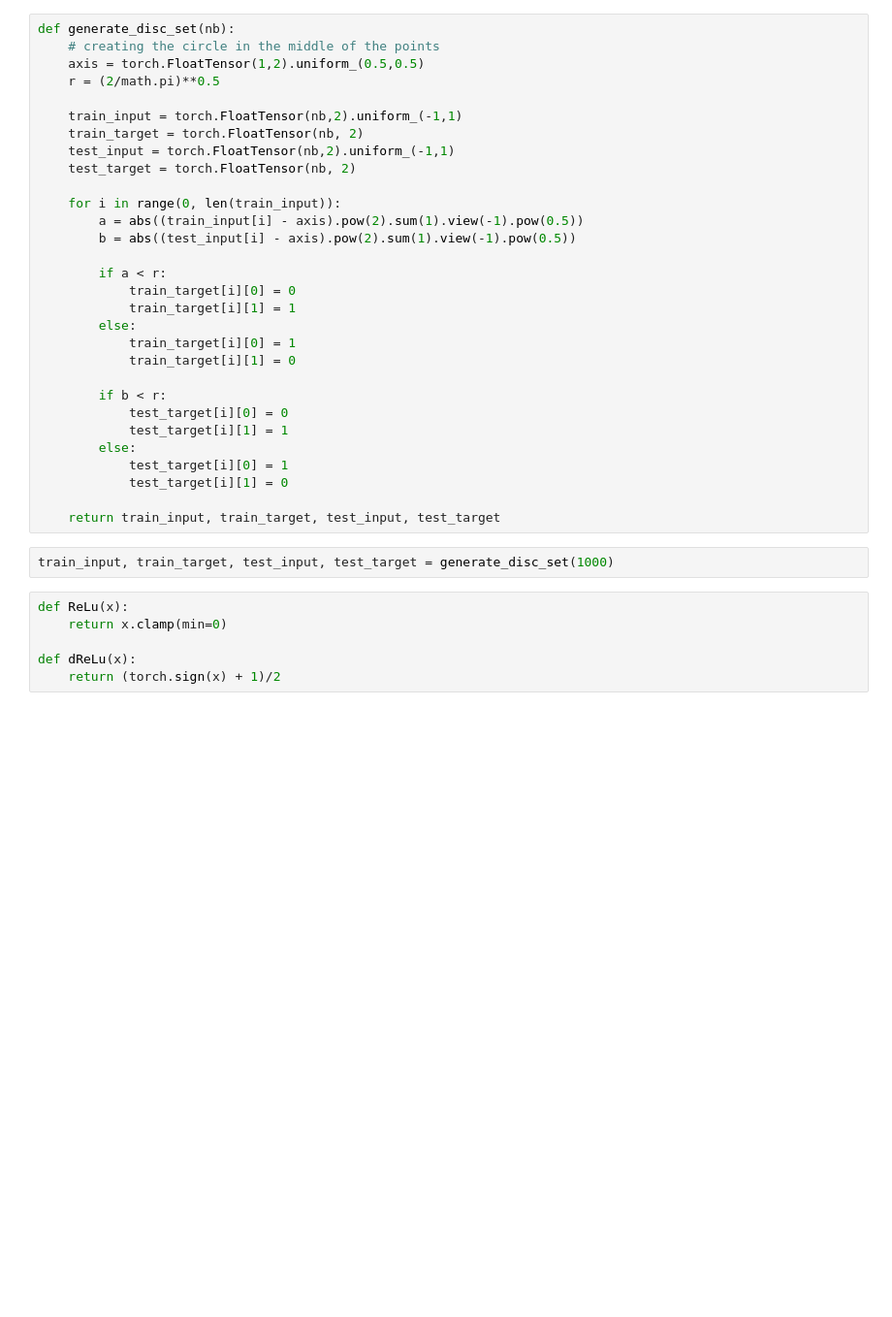
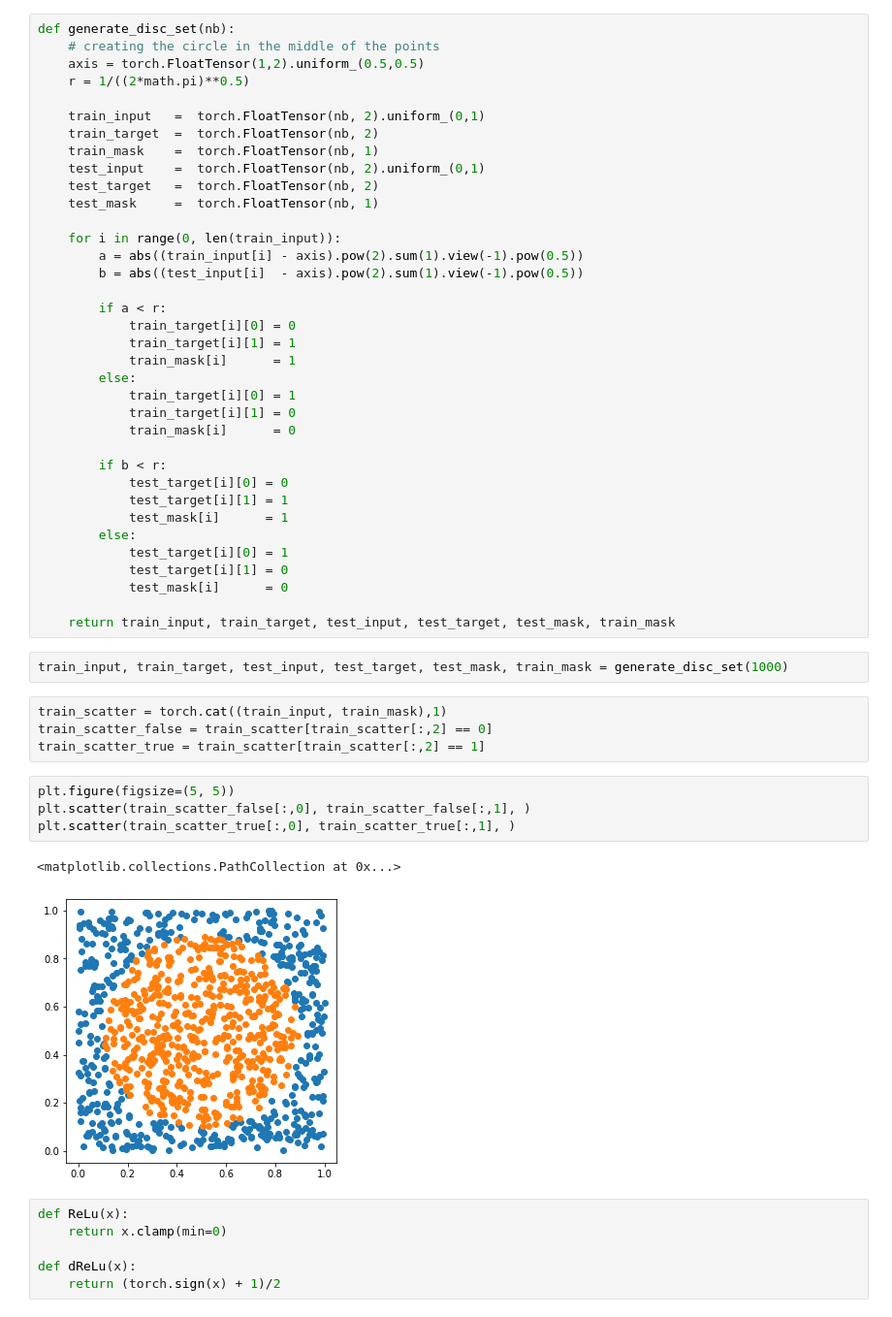
Before and after one commit to ReneDCDSL/DL_Final_Project, a Jupyter notebook: thiago/miniproject_2_classeless.ipynb, the cells around one changed output. Shown: that part at 97% size. Drawn from its saved outputs; the diff is of its cells as text; blank space fills up the shorter version.

```diff
--- a/thiago/miniproject_2_classeless.ipynb
+++ b/thiago/miniproject_2_classeless.ipynb
@@ -7,34 +12,51 @@ from torch import nn
 def generate_disc_set(nb):
     # creating the circle in the middle of the points
     axis = torch.FloatTensor(1,2).uniform_(0.5,0.5)
-    r = (2/math.pi)**0.5
+    r = 1/((2*math.pi)**0.5)
 
-    train_input = torch.FloatTensor(nb,2).uniform_(-1,1)
-    train_target = torch.FloatTensor(nb, 2)
-    test_input = torch.FloatTensor(nb,2).uniform_(-1,1)
-    test_target = torch.FloatTensor(nb, 2)
+    train_input   =  torch.FloatTensor(nb, 2).uniform_(0,1)
+    train_target  =  torch.FloatTensor(nb, 2)
+    train_mask    =  torch.FloatTensor(nb, 1)
+    test_input    =  torch.FloatTensor(nb, 2).uniform_(0,1)
+    test_target   =  torch.FloatTensor(nb, 2)
+    test_mask     =  torch.FloatTensor(nb, 1)
 
     for i in range(0, len(train_input)):
         a = abs((train_input[i] - axis).pow(2).sum(1).view(-1).pow(0.5))
-        b = abs((test_input[i] - axis).pow(2).sum(1).view(-1).pow(0.5))
+        b = abs((test_input[i]  - axis).pow(2).sum(1).view(-1).pow(0.5))
 
         if a < r:
             train_target[i][0] = 0
             train_target[i][1] = 1
+            train_mask[i]      = 1
         else:
             train_target[i][0] = 1
             train_target[i][1] = 0
+            train_mask[i]      = 0
 
         if b < r:
             test_target[i][0] = 0
             test_target[i][1] = 1
+            test_mask[i]      = 1
         else:
             test_target[i][0] = 1
             test_target[i][1] = 0
+            test_mask[i]      = 0
 
-    return train_input, train_target, test_input, test_target
+    return train_input, train_target, test_input, test_target, test_mask, train_mask
 # %%
-train_input, train_target, test_input, test_target = generate_disc_set(1000)
+train_input, train_target, test_input, test_target, test_mask, train_mask = generate_disc_set(1000)
+# %%
+train_scatter = torch.cat((train_input, train_mask),1)
+train_scatter_false = train_scatter[train_scatter[:,2] == 0]
+train_scatter_true = train_scatter[train_scatter[:,2] == 1]
+# %%
+plt.figure(figsize=(5, 5))
+plt.scatter(train_scatter_false[:,0], train_scatter_false[:,1], )
+plt.scatter(train_scatter_true[:,0], train_scatter_true[:,1], )
+# %% [output]
+<matplotlib.collections.PathCollection at 0x...>
+[figure, added]
 # %%
 def ReLu(x):
     return x.clamp(min=0)
```
Also changed, not shown: parts of 2 cells of this notebook.
